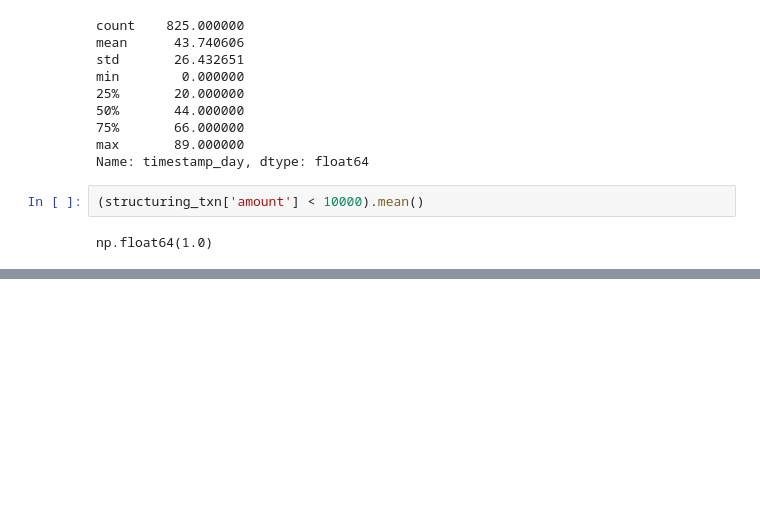
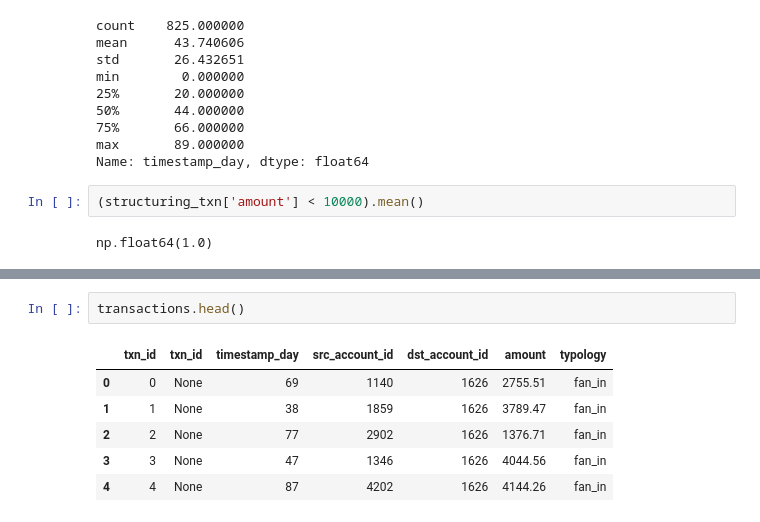
Before and after one commit to vijaivimu/aml-mule-risk-scoring, a Jupyter notebook: notebooks/01_data_generation_and_eda.ipynb, the cells around one changed output, grey strips where cells are left out. Drawn from its saved outputs; the diff is of its cells as text; blank space fills up the shorter version.

```diff
--- a/notebooks/01_data_generation_and_eda.ipynb
+++ b/notebooks/01_data_generation_and_eda.ipynb
@@ -511,0 +621,9 @@ Name: timestamp_day, dtype: int64
+# %%
+transactions.head()
+# %% [output]
+|  | txn_id | txn_id | timestamp_day | src_account_id | dst_account_id | amount | typology |
+| 0 | 0 | None | 69 | 1140 | 1626 | 2755.51 | fan_in |
+| 1 | 1 | None | 38 | 1859 | 1626 | 3789.47 | fan_in |
+| 2 | 2 | None | 77 | 2902 | 1626 | 1376.71 | fan_in |
+| 3 | 3 | None | 47 | 1346 | 1626 | 4044.56 | fan_in |
+| 4 | 4 | None | 87 | 4202 | 1626 | 4144.26 | fan_in |
```
Also changed, not shown: parts of 18 cells of this notebook, 1 other file.
